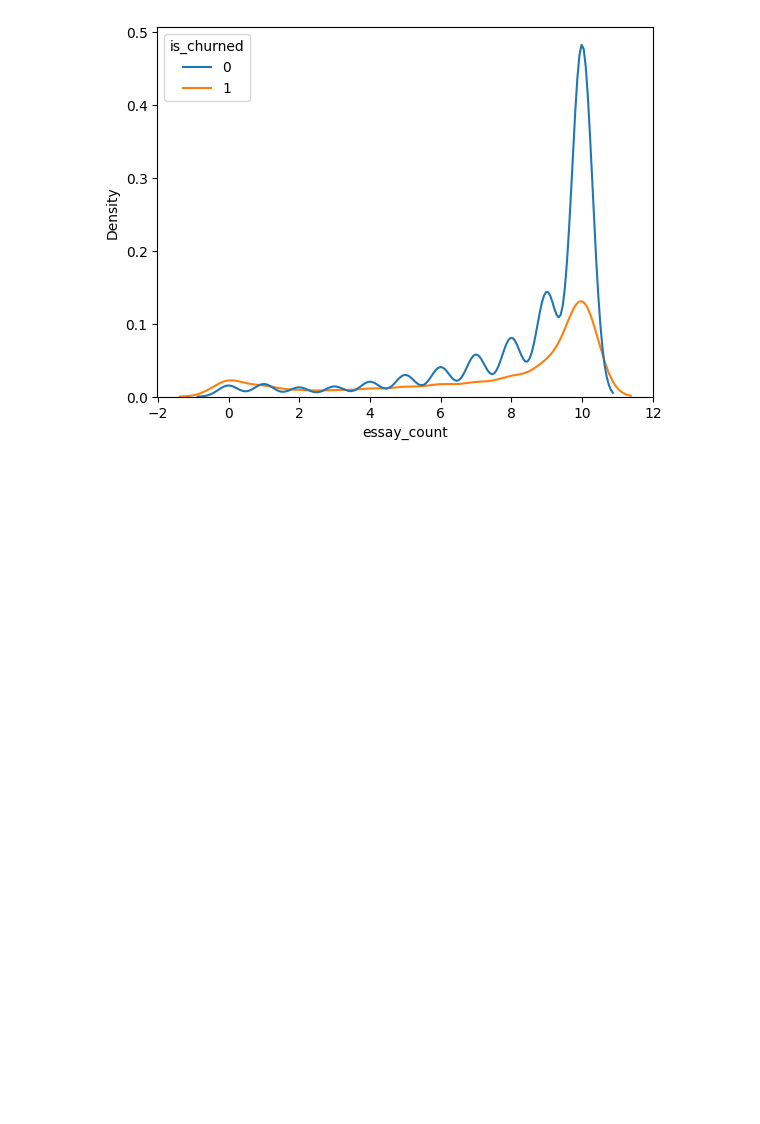
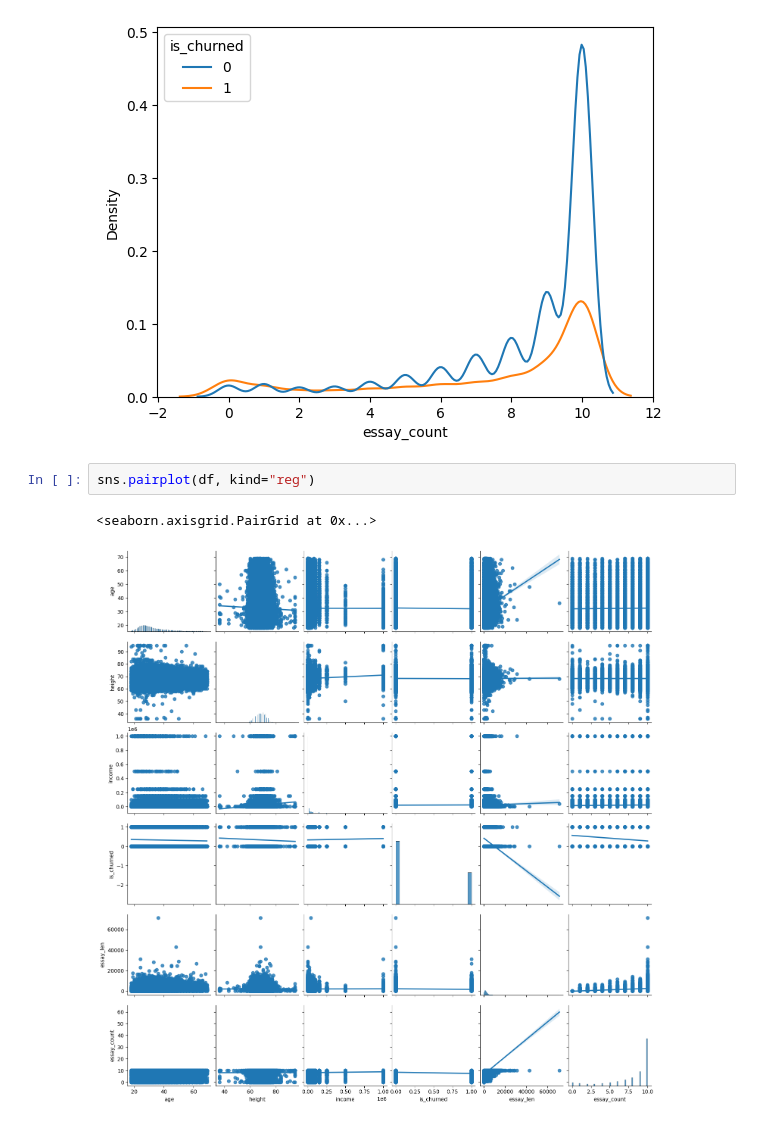
Before and after one commit to SKNETWORKS-FAMILY-AICAMP/SKN24-2nd-2Team, a Jupyter notebook: src/eda.ipynb, the cells around one changed output. Saved outputs shown, nothing was run; the diff lists cells and outputs as text; blank space fills up the shorter version.

```diff
--- a/src/eda.ipynb
+++ b/src/eda.ipynb
@@ -159,3 +157,8 @@ sns.kdeplot(data=df, x="essay_count", hue="is_churned")
 # %% [output]
 <Axes: xlabel='essay_count', ylabel='Density'>
 [figure]
+# %%
+sns.pairplot(df, kind="reg")
+# %% [output]
+<seaborn.axisgrid.PairGrid at 0x...>
+[figure, added]
```
Also changed, not shown: parts of 2 cells of this notebook, 12 other files.
